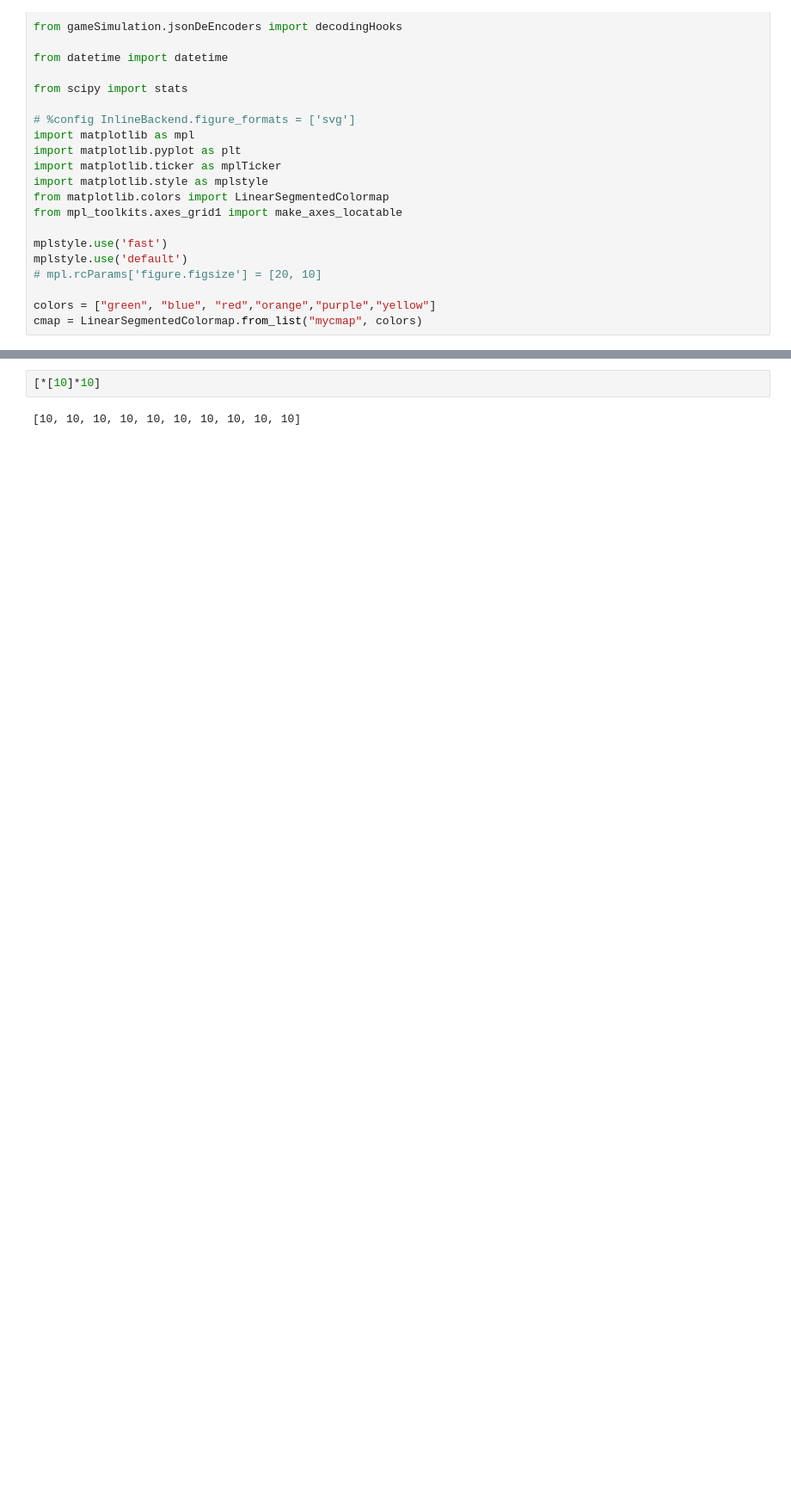
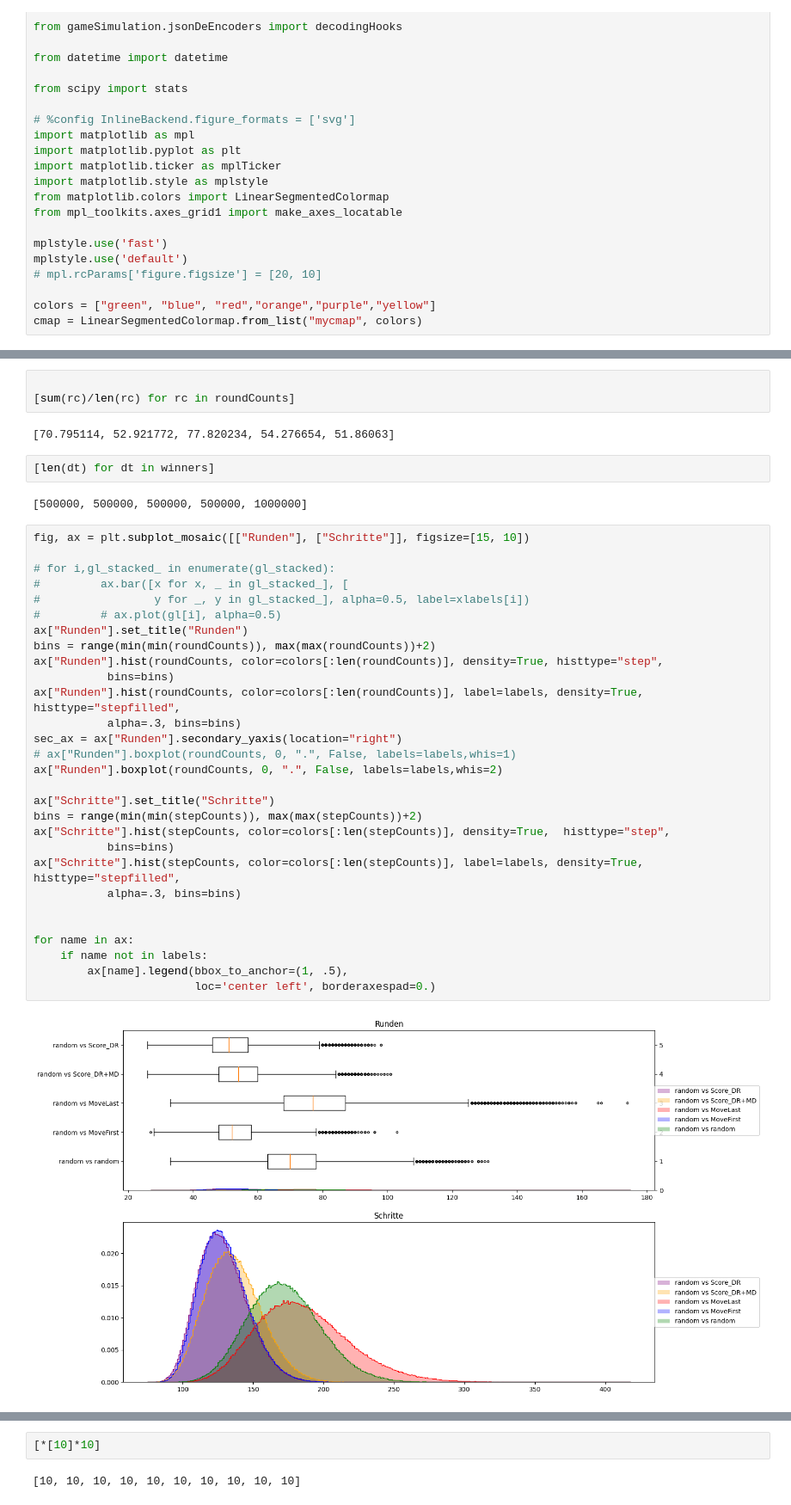
Before and after one commit to LukasWallisch/game-ur-analysis, a Jupyter notebook: src/whoWins.ipynb, the cells around one changed output, grey strips where cells are left out. Shown at 86% size. Cells and saved outputs as stored; diff of their text form; blank space fills up the shorter version.

```diff
--- a/src/whoWins.ipynb
+++ b/src/whoWins.ipynb
@@ -47,0 +56,40 @@ labels
+# %%
+
+[sum(rc)/len(rc) for rc in roundCounts]
+# %% [output]
+[70.795114, 52.921772, 77.820234, 54.276654, 51.86063]
+# %%
+[len(dt) for dt in winners]
+# %% [output]
+[500000, 500000, 500000, 500000, 1000000]
+# %%
+fig, ax = plt.subplot_mosaic([["Runden"], ["Schritte"]], figsize=[15, 10])
+
+# for i,gl_stacked_ in enumerate(gl_stacked):
+#         ax.bar([x for x, _ in gl_stacked_], [
+#                 y for _, y in gl_stacked_], alpha=0.5, label=xlabels[i])
+#         # ax.plot(gl[i], alpha=0.5)
+ax["Runden"].set_title("Runden")
+bins = range(min(min(roundCounts)), max(max(roundCounts))+2)
+ax["Runden"].hist(roundCounts, color=colors[:len(roundCounts)], density=True, histtype="step",
+           bins=bins)
+ax["Runden"].hist(roundCounts, color=colors[:len(roundCounts)], label=labels, density=True, histtype="stepfilled",
+           alpha=.3, bins=bins)
+sec_ax = ax["Runden"].secondary_yaxis(location="right")
+# ax["Runden"].boxplot(roundCounts, 0, ".", False, labels=labels,whis=1)
+ax["Runden"].boxplot(roundCounts, 0, ".", False, labels=labels,whis=2)
+
+ax["Schritte"].set_title("Schritte")
+bins = range(min(min(stepCounts)), max(max(stepCounts))+2)
+ax["Schritte"].hist(stepCounts, color=colors[:len(stepCounts)], density=True,  histtype="step",
+           bins=bins)
+ax["Schritte"].hist(stepCounts, color=colors[:len(stepCounts)], label=labels, density=True, histtype="stepfilled",
+           alpha=.3, bins=bins)
+
+
+for name in ax:
+    if name not in labels:
+        ax[name].legend(bbox_to_anchor=(1, .5),
+                        loc='center left', borderaxespad=0.)
+# %% [output]
+[figure, added]
```
Also changed, not shown: parts of 8 cells of this notebook, 6 other files.
